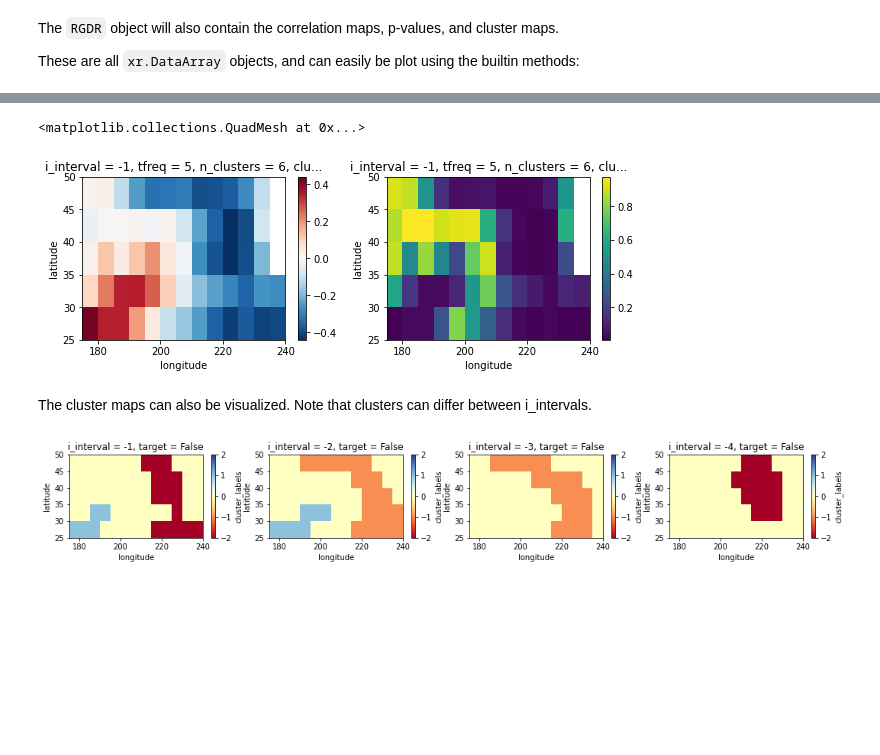
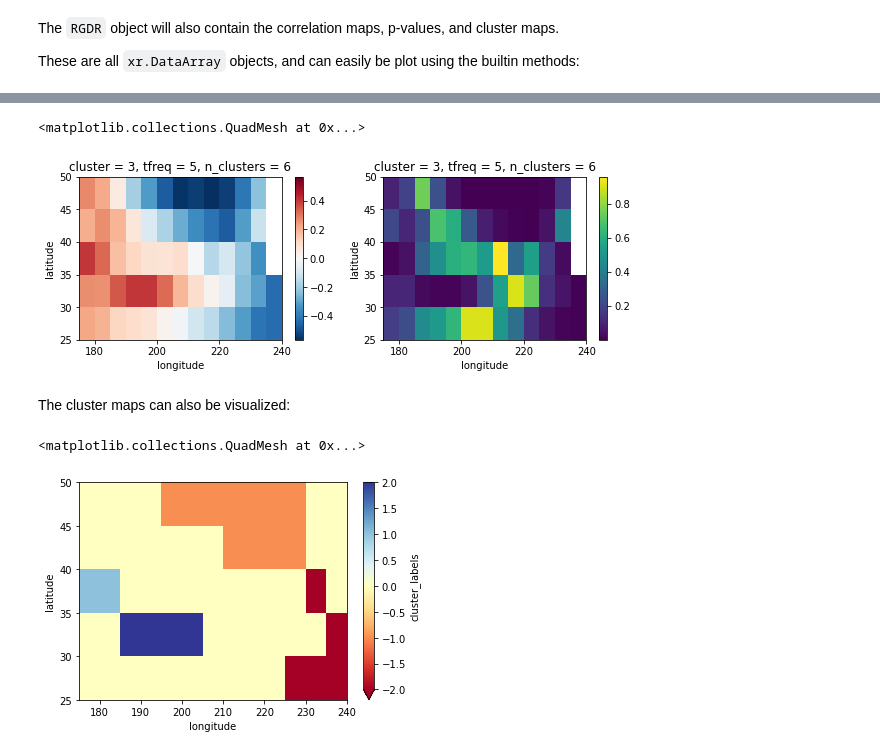
Before and after one commit to AI4S2S/s2spy, a Jupyter notebook: notebooks/tutorial_RGDR.ipynb, the cells around one changed output, grey strips where cells are left out. Saved outputs shown, nothing was run; the diff lists cells and outputs as text; code cells hidden in the pictures; blank space fills up the shorter version.

```diff
--- a/notebooks/tutorial_RGDR.ipynb
+++ b/notebooks/tutorial_RGDR.ipynb
@@ -118,23 +148,17 @@ Coordinates:
 fig, (ax1, ax2) = plt.subplots(figsize=(10, 3), ncols=2)
 
 # Visualize correlation map after RGDR().fit(precursor_field, target_timeseries)
-rgdr.corr_map.sel(i_interval=-1).plot(ax=ax1)
+rgdr.corr_map.plot(ax=ax1)
 
 # Visualize p-values map
-rgdr.pval_map.sel(i_interval=-1).plot(ax=ax2)
+rgdr.pval_map.plot(ax=ax2)
 # %% [output]
 <matplotlib.collections.QuadMesh at 0x...>
-[figure, old version]
+[figure, new version]
 # %% [markdown]
-The cluster maps can also be visualized. Note that clusters can differ between i_intervals.
+The cluster maps can also be visualized:
-# %%
-from s2spy.rgdr.utils import cluster_labels_to_ints
-cluster_map = cluster_labels_to_ints(rgdr.cluster_map.copy())
-
-fig, axes = plt.subplots(figsize=(18, 2), ncols=4)
-
-# Loop through i_interval -1 -> -4
-for i, ax in zip((-1, -2, -3, -4), axes):
-    cluster_map.cluster_labels.sel(i_interval=i).plot(ax=ax, cmap='RdYlBu', vmin=-2, vmax=2)
-# %% [output]
-[figure, removed]
+# %%
+rgdr.cluster_map.plot(cmap='RdYlBu', vmin=-2, vmax=2)
+# %% [output]
+<matplotlib.collections.QuadMesh at 0x...>
+[figure, added]
```
Also changed, not shown: parts of 22 cells of this notebook, 10 other files.
